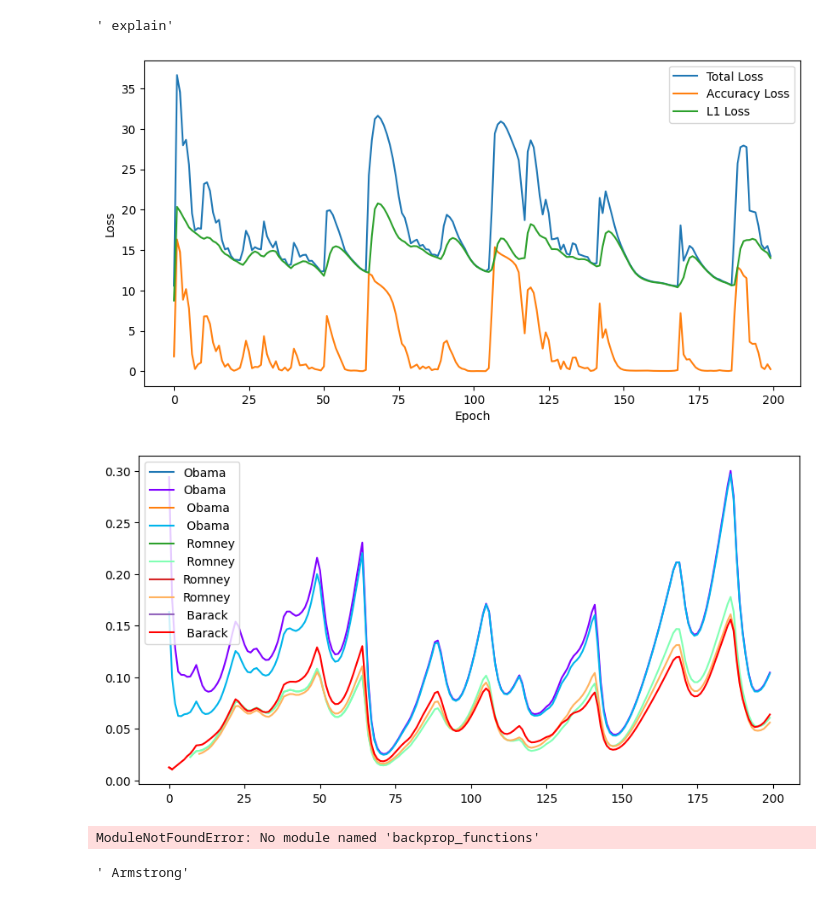
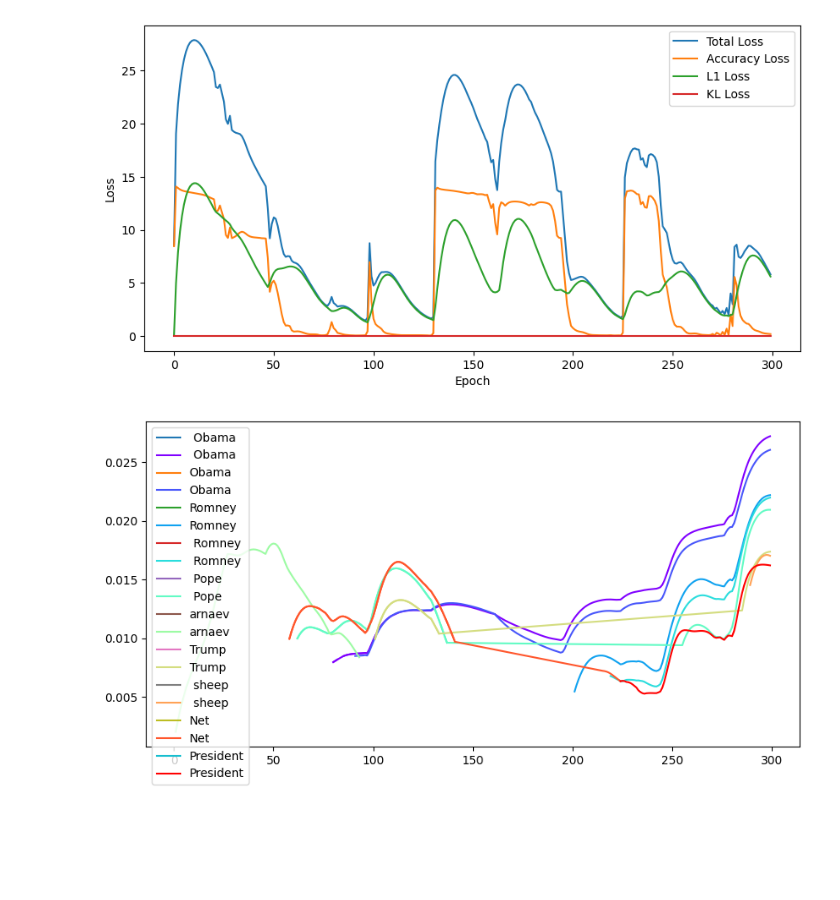
Before and after one commit to seamus-fallows/ARENA-Hackathon, a Jupyter notebook: demos/backprob_demo.ipynb, the cells around one changed output. Drawn from its saved outputs; the diff is of its cells as text; code cells hidden in the pictures; blank space fills up the shorter version.

```diff
--- a/demos/backprob_demo.ipynb
+++ b/demos/backprob_demo.ipynb
@@ -11,8 +12,3 @@ import numpy as np
 # %%
 tokenizer = GPT2Tokenizer.from_pretrained('gpt2')
 model = GPT2LMHeadModel.from_pretrained('gpt2').to(device)
-# %%
-magic_token_vector = backprop_functions.intialise_random_token_vector(model)
-tokenizer.decode(magic_token_vector.argmax().item())
-# %% [output]
-' explain'
@@ -25,28 +15,41 @@ tokens, magic_word_pos = backprop_functions.tokenize_input(tokenizer, input_text
+# %%
+
+tokenizer.pad_token = tokenizer.eos_token
+tokenizer.padding_side = 'left'
+# %%
+magic_token_vector = backprop_functions.intialise_random_token_vector(model)
+input_text = [
+    "The capitol of magic is",
+    "The most famous site in magic is the",
+    "East of magic is",
+    "West of magic is",
+    ]
+magic_word = " magic"
+target_words = [" Paris"," Eiffel Tower", " Germany", " Spain"]
+
+input_text = [
+    "My first name is magic. My last name is",
+    "My name is magic. I am the",
+    ]
+magic_word = " magic"
+target_words = [" Obama", " President"]
+
+target_token_id = [tokenizer.encode(word)[0] for word in target_words]
+
+#n = 1
+
+#input_text = input_text[n]
+#target_token_id = target_token_id[n]
+
+tokens, magic_word_pos = backprop_functions.tokenize_input(tokenizer, input_text, magic_word)
 # %%
-losses, logs = backprop_functions.train_token_vector(model,tokens,magic_word_pos,target_token_id,magic_token_vector, lr=.01, epochs=200, l1_lambda=.1)
+magic_token_vector = backprop_functions.intialise_random_token_vector(model)
+losses, logs = backprop_functions.train_token_vector(model,tokens,magic_word_pos,target_token_id,magic_token_vector, lr=.001, epochs=300,accuracy_lambda = 1., l1_lambda=.1, kl_lambda = 0.)
 # %%
 backprop_functions.plot_loss(losses)
 # %% [output]
-[figure, old version]
+[figure, new version]
 # %%
-backprop_functions.plot_best_tokens(logs,tokenizer)
+backprop_functions.plot_best_tokens(logs,tokenizer,n_plots=10)
 # %% [output]
-[figure, old version]
+[figure, new version]
-# %%
-from backprop_functions import Loss_function
-def evaluate_single_token(eval_ids, tokens, token_pos ,model,target_token):
-    tokens[token_pos] = eval_ids
-    tokens = t.tensor(tokens).unsqueeze(0).to(device)
-
-    logits = model(tokens).logits
-
-    loss, accuracy_loss, l1_loss = Loss_function(
-                logits, target_token, magic_token_vector, l1_lambda=0
-            )
-    return accuracy_loss.item()
-# %% [output]
-ModuleNotFoundError: No module named 'backprop_functions'
-# %%
-tokenizer.decode(magic_token_vector.argmax().item())
-# %% [output]
-' Armstrong'
```
Also changed, not shown: parts of 15 cells of this notebook, 3 other files.
